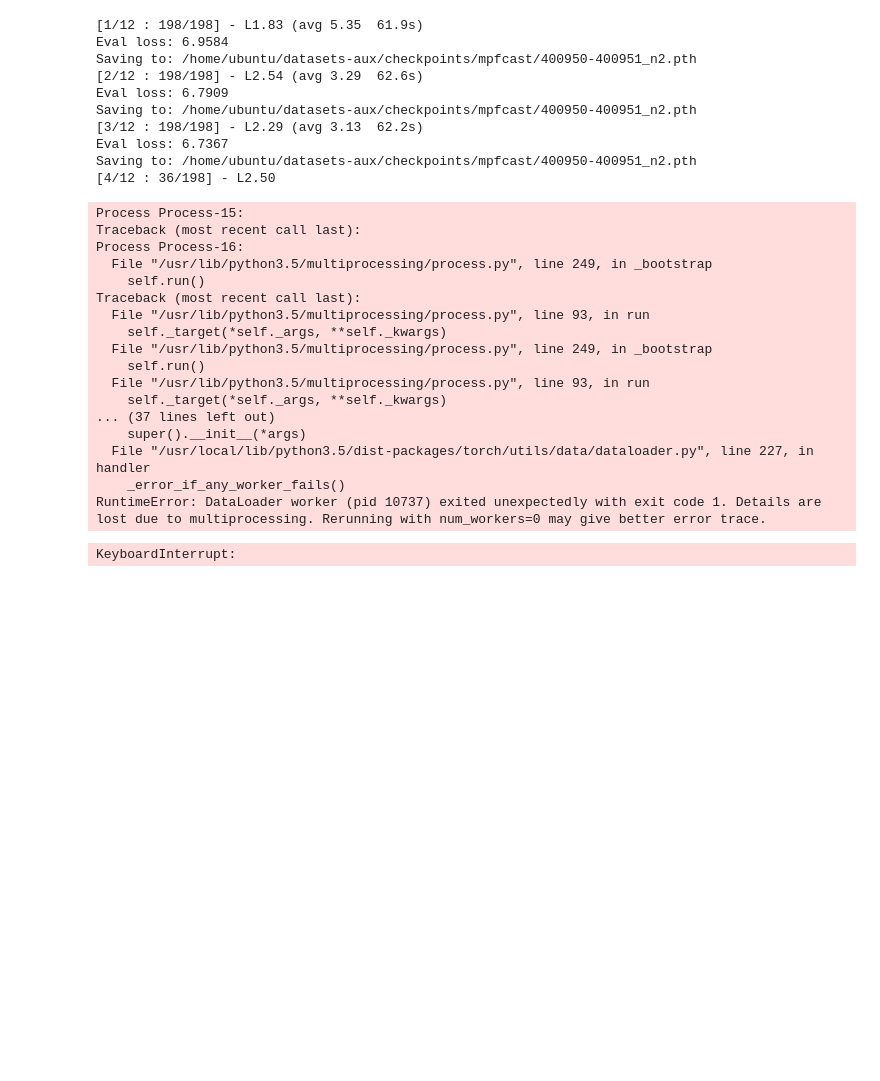
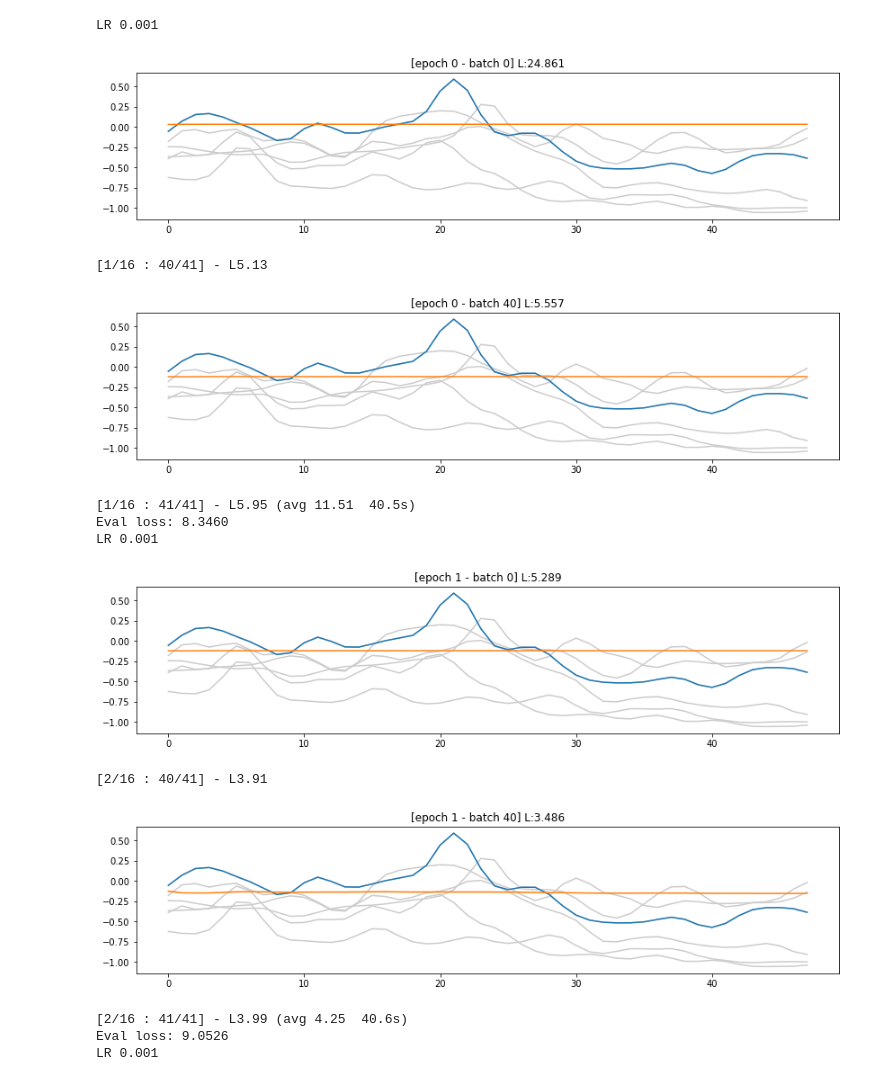
Before and after one commit to ulzee/traffic, a Jupyter notebook: Spot_MPFCAST.ipynb, the cells around one changed output. Drawn from its saved outputs; the diff is of its cells as text; code cells hidden in the pictures; blank space fills up the shorter version.

```diff
--- a/Spot_MPFCAST.ipynb
+++ b/Spot_MPFCAST.ipynb
@@ -45,4 +78,6 @@ cuda:1
+# %%
+criterion, opt, sch = model.params(lr=0.005)
 # %%
-dset = SpotHistory(SROUTE, 'train', 32, lag=LAG, res=10).generator()
-valset = SpotHistory(SROUTE, 'test', 32, lag=LAG, res=10).generator()
+dset = SpotHistory(SROUTE, 'train', 32, ignore_missing=True, lag=LAG, res=10).generator()
+valset = SpotHistory(SROUTE, 'test', 32, ignore_missing=True, lag=LAG, res=10).generator()
 # %% [output]
@@ -100,7 +101,4 @@ FCAST
-# %%
-criterion, opt, sch = model.params(lr=0.001)
 # %%
-criterion = nn.MSELoss().cuda()
 evf = lambda: evaluate(
     valset, model,
     crit=lambda _y, y: criterion(_y[:, :, 0], y[:, :, 0]).item())
@@ -116,69 +120,76 @@ train_mse = []
 eval_mse = []
 eval_mape = []
 # %%
-from time import time
+opt = optim.Adam(model.parameters(), lr=0.001)
+# sch = optim.lr_scheduler.StepLR(opt, step_size=2, gamma=0.1)
+# sch.step()
+plotbatch = None
 for eii  in range(EPS):
+#     sch.step()
+    print('LR', get_lr(opt))
+
     bls = []
     t0 = time()
     for bii, batch in enumerate(dset):
+        if bii % 40 == 0:
+            if plotbatch is None:
+                plotbatch = batch
+            data = plotbatch.detach().cpu().numpy()
+            with torch.no_grad():
+                xdat, ytarg = model.format_batch(plotbatch)
+                model.eval()
+                yhat = model(xdat)
+                loss = criterion(yhat, ytarg)
+                model.train()
+
+            plt.figure(figsize=(14, 3))
+            plt.title('[epoch %d - batch %d] L:%.3f' % (eii, bii, loss.item() * 10**2))
+            plt.plot(data[0, 1:, :], color='#CCCCCC')
+            plt.plot(data[0, 1:, 0], color='C0')
+            plt.plot(yhat[0, :, 0].detach().cpu().numpy(), color='C1')
+            plt.show(); plt.close()
+
         model.train()
         Xs, Ys = model.format_batch(batch)
-
         outputs = model(Xs)
 
         opt.zero_grad()
         loss = criterion(outputs, Ys)
         loss.backward()
         opt.step()
 
         bls.append(loss.item())
         bmse = ''
         if bii == len(dset) - 1:
             bmse = (10 ** 2 * np.mean(bls))
             bmse = '(avg %.2f  %.1fs)' % (bmse, time() - t0)
         sys.stdout.write('[%d/%d : %d/%d] - L%.2f %s  \r' % (
             eii+1, EPS,
             bii+1, len(dset),
             10**2 * loss.item(),
             bmse
         ))
     train_mse += bls
     sys.stdout.write('\n')
 
     last_eval = evf()
     if last_eval < best_eval:
-        model.save()
+#         model.save()
         best_eval = last_eval
     eval_mse.append(last_eval)
 
     sys.stdout.flush()
-#     sch.step()
 # %% [output]
-[1/12 : 198/198] - L1.83 (avg 5.35  61.9s)
-Eval loss: 6.9584
-Saving to: /home/ubuntu/datasets-aux/checkpoints/mpfcast/400950-400951_n2.pth
-[2/12 : 198/198] - L2.54 (avg 3.29  62.6s)
-Eval loss: 6.7909
-Saving to: /home/ubuntu/datasets-aux/checkpoints/mpfcast/400950-400951_n2.pth
-[3/12 : 198/198] - L2.29 (avg 3.13  62.2s)
-Eval loss: 6.7367
-Saving to: /home/ubuntu/datasets-aux/checkpoints/mpfcast/400950-400951_n2.pth
-[4/12 : 36/198] - L2.50
+LR 0.001
+[figure, added]
-Process Process-15:
-Traceback (most recent call last):
-Process Process-16:
-  File "/usr/lib/python3.5/multiprocessing/process.py", line 249, in _bootstrap
-    self.run()
-Traceback (most recent call last):
-  File "/usr/lib/python3.5/multiprocessing/process.py", line 93, in run
-    self._target(*self._args, **self._kwargs)
-  File "/usr/lib/python3.5/multiprocessing/process.py", line 249, in _bootstrap
-    self.run()
-  File "/usr/lib/python3.5/multiprocessing/process.py", line 93, in run
-    self._target(*self._args, **self._kwargs)
-... (37 lines left out)
-    super().__init__(*args)
-  File "/usr/local/lib/python3.5/dist-packages/torch/utils/data/dataloader.py", line 227, in handler
-    _error_if_any_worker_fails()
-RuntimeError: DataLoader worker (pid 10737) exited unexpectedly with exit code 1. Details are lost due to multiprocessing. Rerunning with num_workers=0 may give better error trace.
+[1/16 : 40/41] - L5.13
+[figure, added]
-KeyboardInterrupt:
+[1/16 : 41/41] - L5.95 (avg 11.51  40.5s)
+Eval loss: 8.3460
+LR 0.001
+[figure, added]
+[2/16 : 40/41] - L3.91
+[figure, added]
+[2/16 : 41/41] - L3.99 (avg 4.25  40.6s)
+Eval loss: 9.0526
+LR 0.001
```
Also changed, not shown: parts of 19 cells of this notebook, 29 other files.
